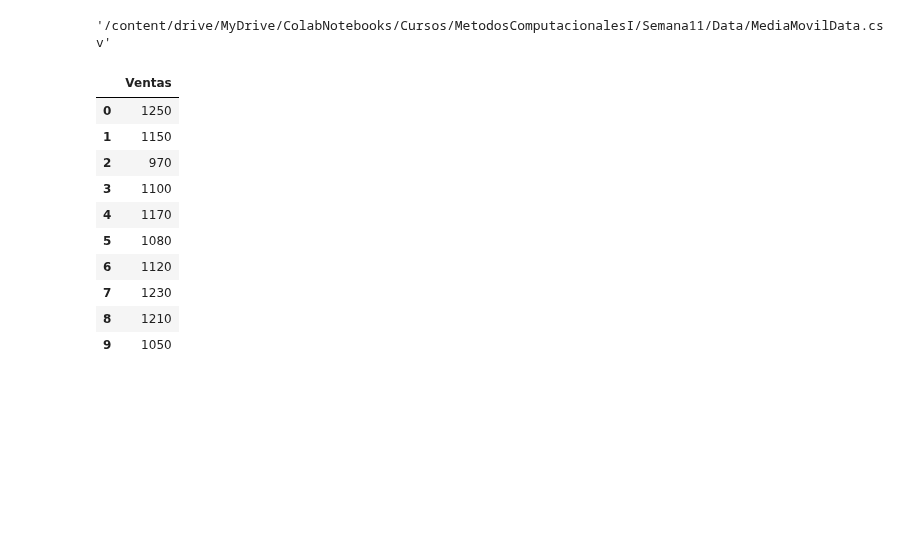
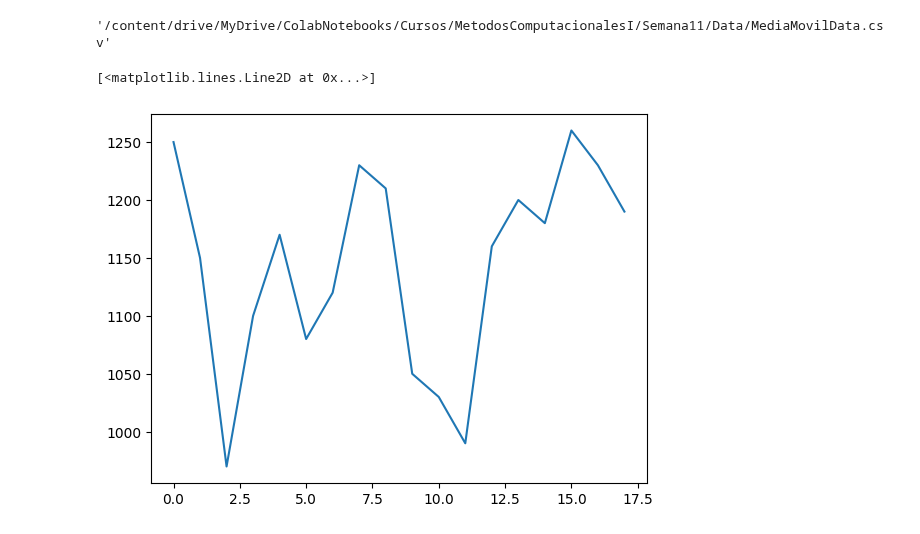
Before and after one commit to asegura4488/MetodosComputacionales1, a Jupyter notebook: Semana11/MediaMovil.ipynb, the cells around one changed output. Drawn from its saved outputs; the diff is of its cells as text; code cells hidden in the pictures; blank space fills up the shorter version.

```diff
--- a/Semana11/MediaMovil.ipynb
+++ b/Semana11/MediaMovil.ipynb
@@ -23,15 +23,9 @@ file
 # %%
 data = pd.read_csv(file)
 data.head(10)
+x = np.array(data['Ventas'])
-# %% [output]
-|  | Ventas |
-| 0 | 1250 |
-| 1 | 1150 |
-| 2 | 970 |
-| 3 | 1100 |
-| 4 | 1170 |
-| 5 | 1080 |
-| 6 | 1120 |
-| 7 | 1230 |
-| 8 | 1210 |
-| 9 | 1050 |
+# %%
+plt.plot(x)
+# %% [output]
+[<matplotlib.lines.Line2D at 0x...>]
+[figure, added]
```
Also changed, not shown: parts of 4 cells of this notebook.
